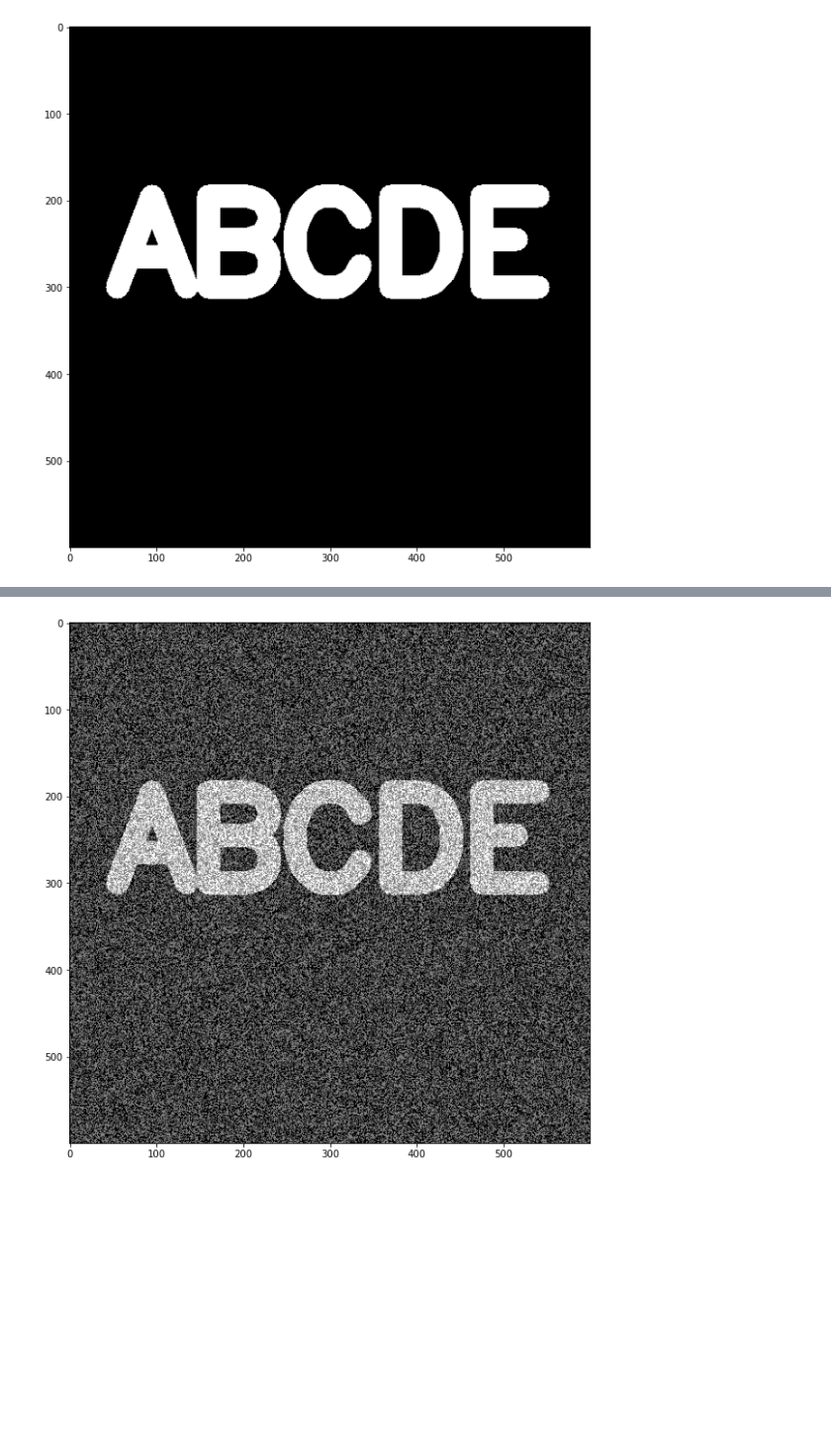
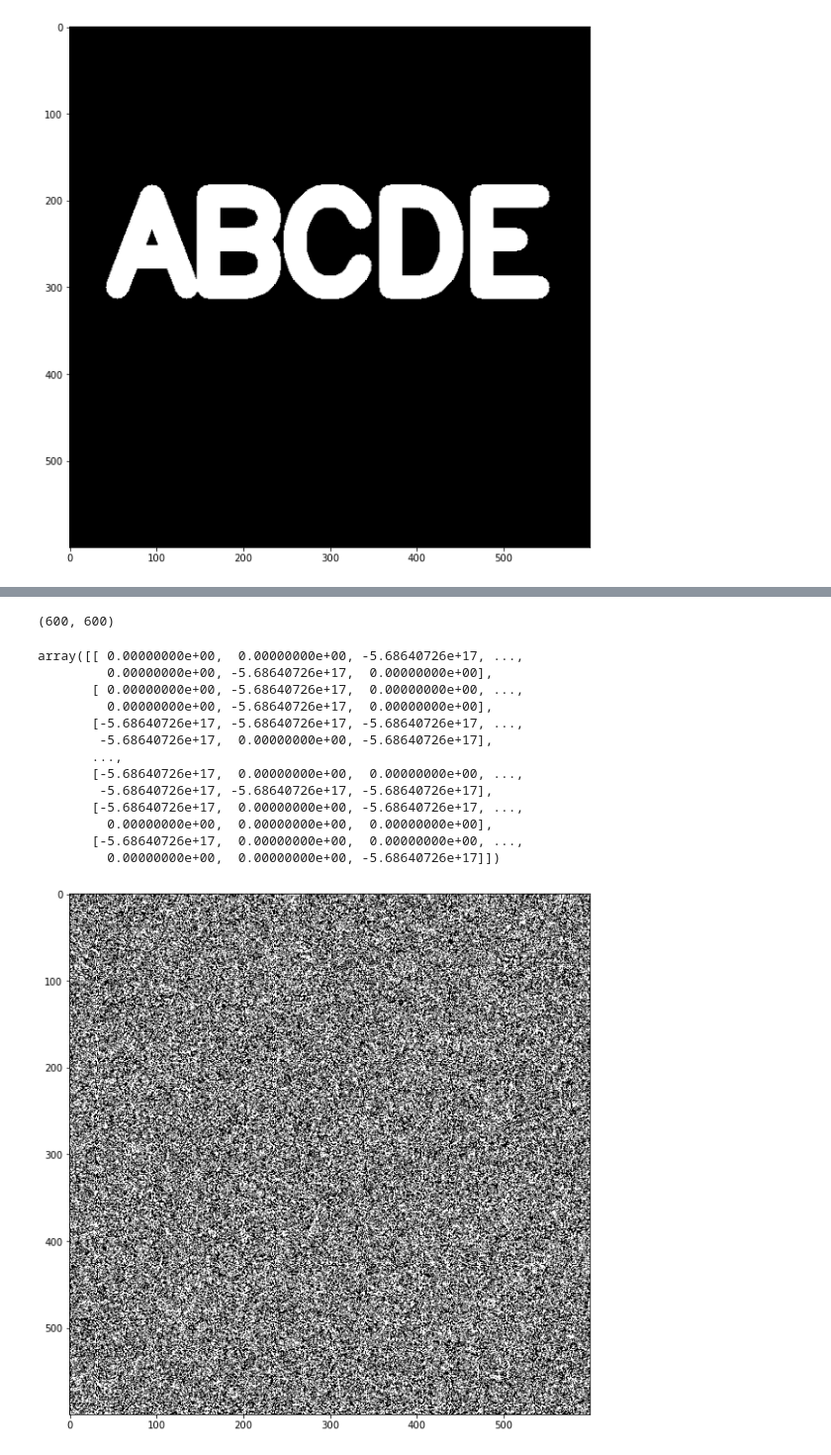
Before and after one commit to ASMohamedFaheemAnver/AIStudy, a Jupyter notebook: imge-processing/morphological_operators.ipynb, the cells around one changed output, grey strips where cells are left out. Shown at 99% size. Drawn from its saved outputs; the diff is of its cells as text; code cells hidden in the pictures; blank space fills up the shorter version.

```diff
--- a/imge-processing/morphological_operators.ipynb
+++ b/imge-processing/morphological_operators.ipynb
@@ -54,7 +60,24 @@ white_noise = white_noise * 255
 # %%
 noise_img = white_noise + img
+np.shape(noise_img)
+# %% [output]
+(600, 600)
 # %%
 display_img(noise_img)
+noise_img
 # %% [output]
+array([[ 0.00000000e+00,  0.00000000e+00, -5.68640726e+17, ...,
+         0.00000000e+00, -5.68640726e+17,  0.00000000e+00],
+       [ 0.00000000e+00, -5.68640726e+17,  0.00000000e+00, ...,
+         0.00000000e+00, -5.68640726e+17,  0.00000000e+00],
+       [-5.68640726e+17, -5.68640726e+17, -5.68640726e+17, ...,
+        -5.68640726e+17,  0.00000000e+00, -5.68640726e+17],
+       ...,
+       [-5.68640726e+17,  0.00000000e+00,  0.00000000e+00, ...,
+        -5.68640726e+17, -5.68640726e+17, -5.68640726e+17],
+       [-5.68640726e+17,  0.00000000e+00, -5.68640726e+17, ...,
+         0.00000000e+00,  0.00000000e+00,  0.00000000e+00],
+       [-5.68640726e+17,  0.00000000e+00,  0.00000000e+00, ...,
+         0.00000000e+00,  0.00000000e+00, -5.68640726e+17]])
-[figure, old version]
+[figure, new version]
 # %%
```
Also changed, not shown: parts of 7 cells of this notebook, 2 other files.
